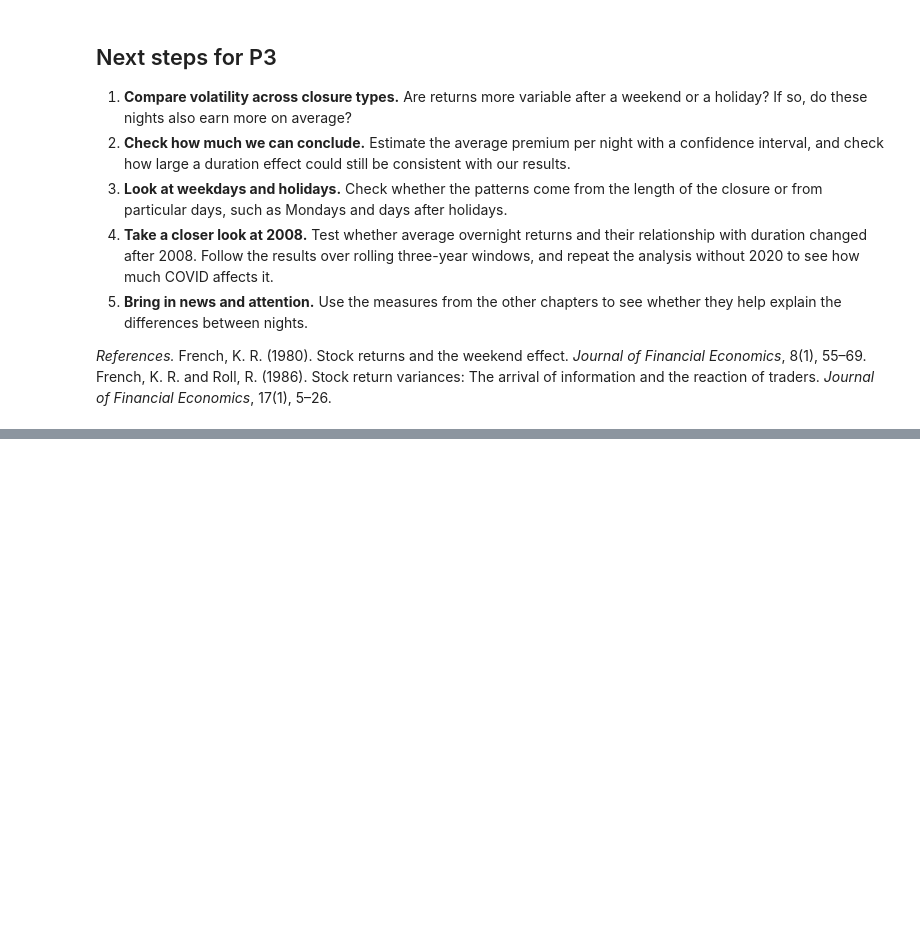
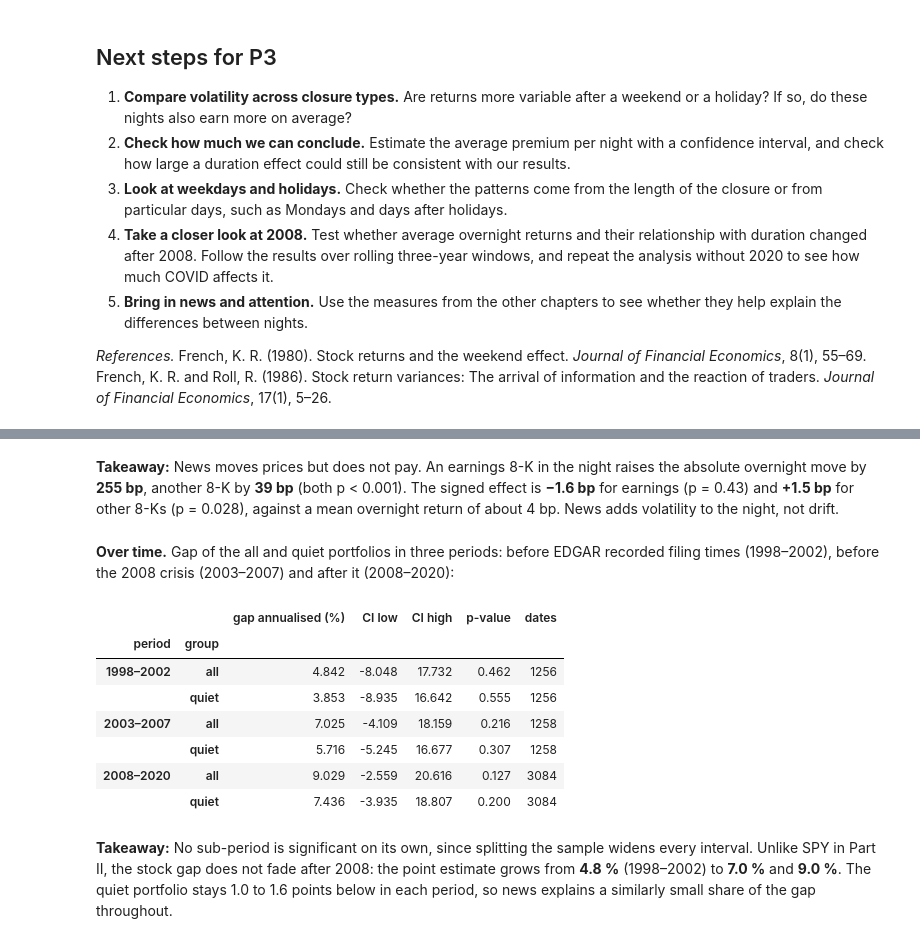
Before and after one commit to theanalysts-ada/Project_ADA_Stock_Markets_TheAnalysts, a Jupyter notebook: results.ipynb, the cells around one changed output, grey strips where cells are left out. Cells and saved outputs as stored; diff of their text form; code cells hidden in the pictures; blank space fills up the shorter version.

```diff
--- a/results.ipynb
+++ b/results.ipynb
@@ -796,0 +974,17 @@ Risk has not been cleared, however: risk need not grow with elapsed time, and Pa
+# %% [markdown]
+**Takeaway:** News moves prices but does not pay. An earnings 8-K in the night raises the absolute overnight move by **255 bp**, another 8-K by **39 bp** (both p < 0.001). The signed effect is **−1.6 bp** for earnings (p = 0.43) and **+1.5 bp** for other 8-Ks (p = 0.028), against a mean overnight return of about 4 bp. News adds volatility to the night, not drift.
+# %% [markdown]
+**Over time.** Gap of the all and quiet portfolios in three periods: before EDGAR recorded filing times (1998–2002), before the 2008 crisis (2003–2007) and after it (2008–2020):
+# %%
+quiet_gap_by_period(news_ports)
+# %% [output]
+|  |  | gap annualised (%) | CI low | CI high | p-value | dates |
+| period | group |  |  |  |  |  |
+| 1998–2002 | all | 4.842 | -8.048 | 17.732 | 0.462 | 1256 |
+|  | quiet | 3.853 | -8.935 | 16.642 | 0.555 | 1256 |
+| 2003–2007 | all | 7.025 | -4.109 | 18.159 | 0.216 | 1258 |
+|  | quiet | 5.716 | -5.245 | 16.677 | 0.307 | 1258 |
+| 2008–2020 | all | 9.029 | -2.559 | 20.616 | 0.127 | 3084 |
+|  | quiet | 7.436 | -3.935 | 18.807 | 0.200 | 3084 |
+# %% [markdown]
+**Takeaway:** No sub-period is significant on its own, since splitting the sample widens every interval. Unlike SPY in Part II, the stock gap does not fade after 2008: the point estimate grows from **4.8 %** (1998–2002) to **7.0 %** and **9.0 %**. The quiet portfolio stays 1.0 to 1.6 points below in each period, so news explains a similarly small share of the gap throughout.
```
Also changed, not shown: parts of 52 cells of this notebook.
